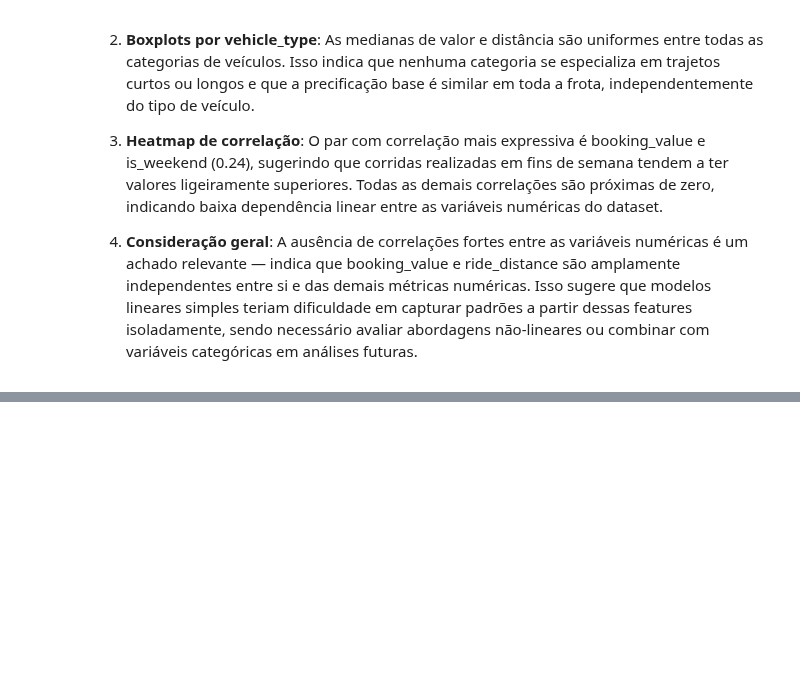
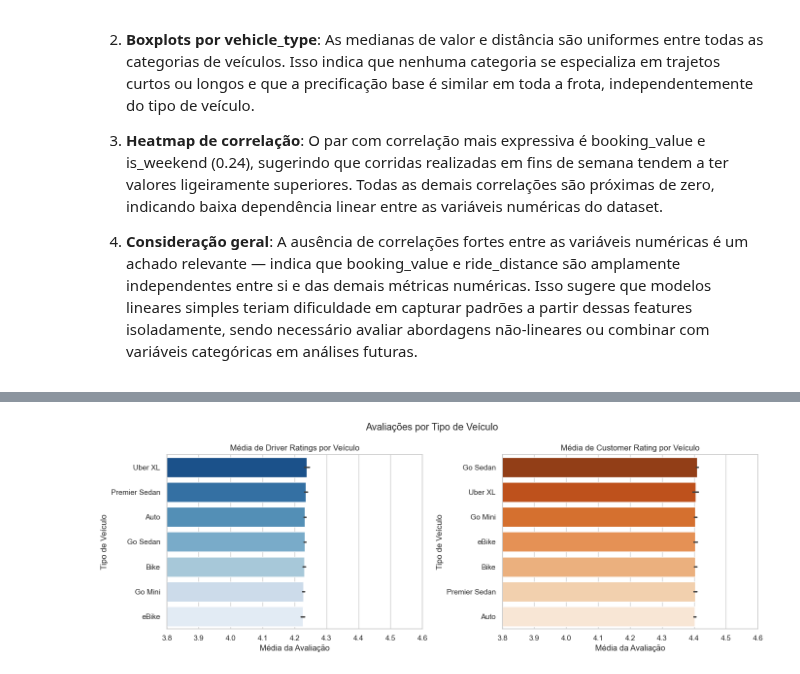
Before and after one commit to jhonatanalves/desafio_extra_lab365_senai, a Jupyter notebook: notebooks/eda_ncr_ride_bookings.ipynb, the cells around one changed output, grey strips where cells are left out. Saved outputs shown, nothing was run; the diff lists cells and outputs as text; code cells hidden in the pictures; blank space fills up the shorter version.

```diff
--- a/notebooks/eda_ncr_ride_bookings.ipynb
+++ b/notebooks/eda_ncr_ride_bookings.ipynb
@@ -720,0 +766,33 @@ variáveis categóricas em análises futuras.
+# %%
+# Média de driver_ratings e customer_rating por vehicle_type
+fig, axes = plt.subplots(1, 2, figsize=(14, 5))
+
+# Ordenar por média de driver_ratings
+order_driver = (df_comp.groupby('vehicle_type')['driver_ratings']
+                .mean().sort_values(ascending=False).index)
+
+sns.barplot(data=df_comp, x='driver_ratings', y='vehicle_type',
+            order=order_driver, palette='Blues_r',
+            estimator='mean', errorbar='se', ax=axes[0])
+axes[0].set_title("Média de Driver Ratings por Veículo")
+axes[0].set_xlabel("Média da Avaliação")
+axes[0].set_ylabel("Tipo de Veículo")
+axes[0].set_xlim(3.8, 4.6)
+
+# Ordenar por média de customer_rating
+order_customer = (df_comp.groupby('vehicle_type')['customer_rating']
+                  .mean().sort_values(ascending=False).index)
+
+sns.barplot(data=df_comp, x='customer_rating', y='vehicle_type',
+            order=order_customer, palette='Oranges_r',
+            estimator='mean', errorbar='se', ax=axes[1])
+axes[1].set_title("Média de Customer Rating por Veículo")
+axes[1].set_xlabel("Média da Avaliação")
+axes[1].set_ylabel("Tipo de Veículo")
+axes[1].set_xlim(3.8, 4.6)
+
+plt.suptitle("Avaliações por Tipo de Veículo")
+plt.tight_layout()
+plt.show()
+# %% [output]
+[figure, added]
```
Also changed, not shown: parts of 5 cells of this notebook, 1 other file.
